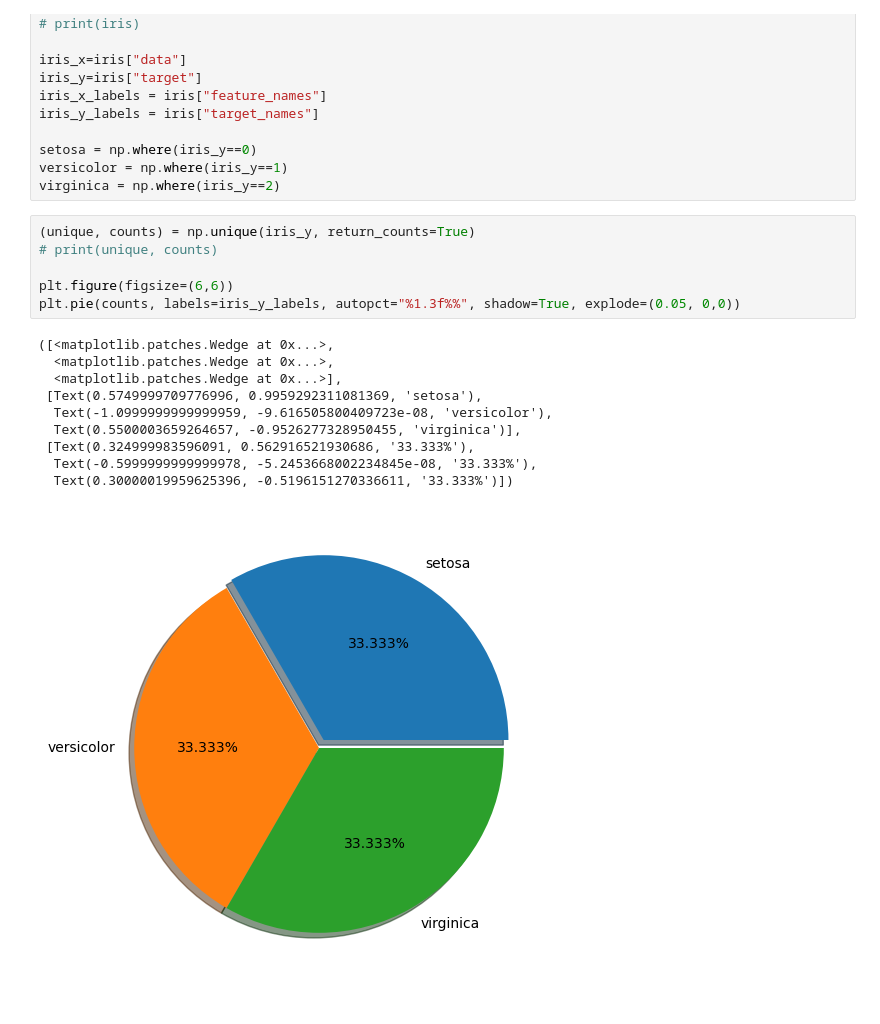
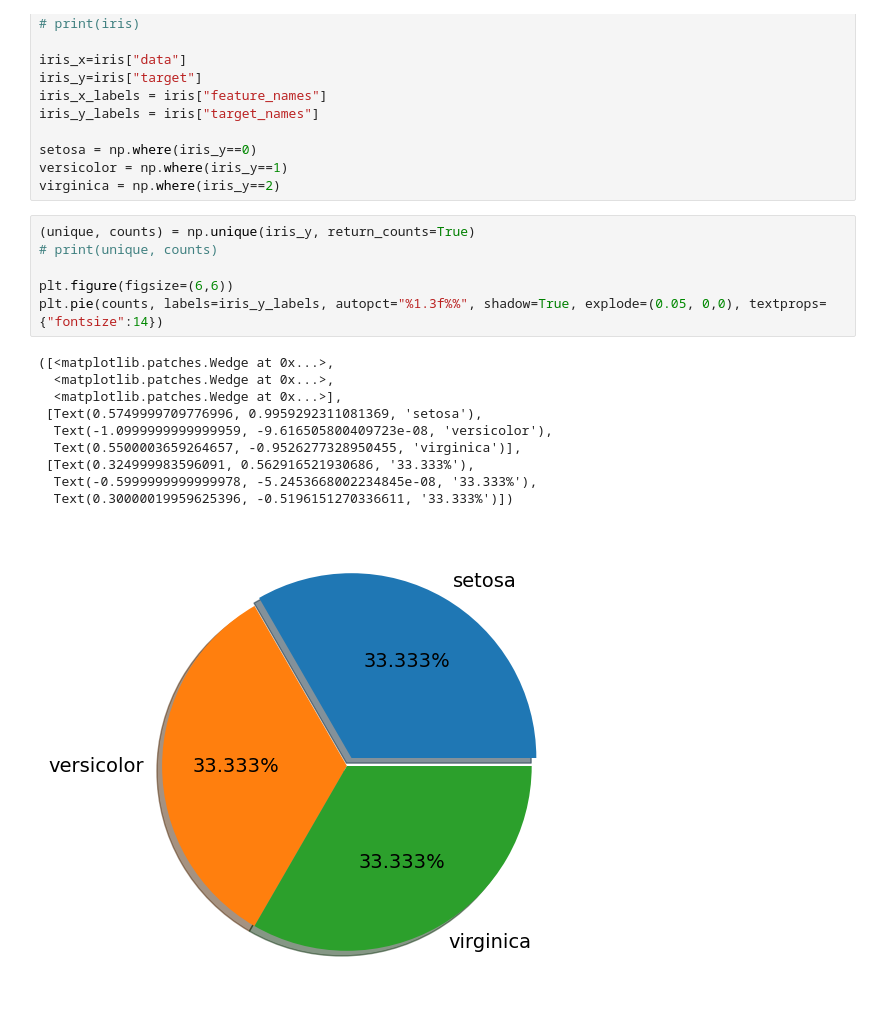
Before and after one commit to Michal-Radomski/Python-Data-Visualization, a Jupyter notebook: 01 Data Visualization/01_Matplotlib/iris.ipynb, the cells around one changed output. Cells and saved outputs as stored; diff of their text form.

Commit message:
Data Visualization in Python course - commit 07

```diff
--- a/01 Data Visualization/01_Matplotlib/iris.ipynb
+++ b/01 Data Visualization/01_Matplotlib/iris.ipynb
@@ -18,17 +18,17 @@ virginica = np.where(iris_y==2)
 # %%
 (unique, counts) = np.unique(iris_y, return_counts=True)
 # print(unique, counts)
 
 plt.figure(figsize=(6,6))
-plt.pie(counts, labels=iris_y_labels, autopct="%1.3f%%", shadow=True, explode=(0.05, 0,0))
+plt.pie(counts, labels=iris_y_labels, autopct="%1.3f%%", shadow=True, explode=(0.05, 0,0), textprops={"fontsize":14})
 # %% [output]
 ([<matplotlib.patches.Wedge at 0x...>,
   <matplotlib.patches.Wedge at 0x...>,
   <matplotlib.patches.Wedge at 0x...>],
  [Text(0.5749999709776996, 0.9959292311081369, 'setosa'),
   Text(-1.0999999999999959, -9.616505800409723e-08, 'versicolor'),
   Text(0.5500003659264657, -0.9526277328950455, 'virginica')],
  [Text(0.324999983596091, 0.562916521930686, '33.333%'),
   Text(-0.5999999999999978, -5.2453668002234845e-08, '33.333%'),
   Text(0.30000019959625396, -0.5196151270336611, '33.333%')])
-[figure, old version]
+[figure, new version]
```
Also changed, not shown: parts of 2 cells of this notebook.
